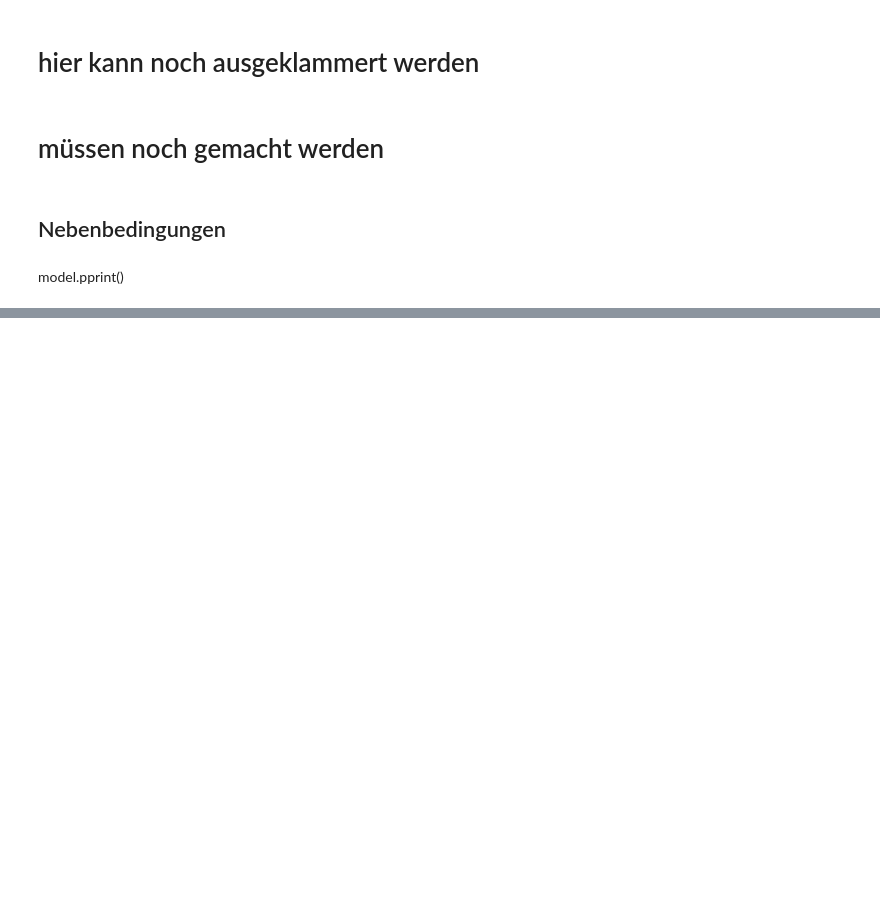
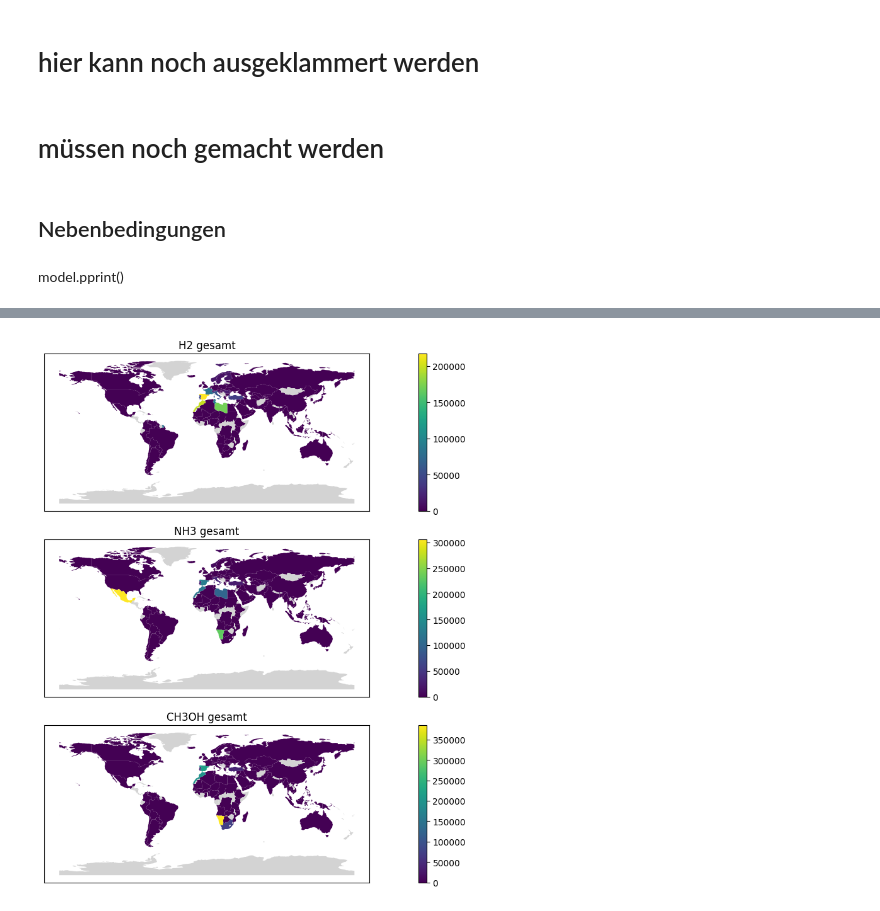
Before and after one commit to FaKurz/hydro_opt, a Jupyter notebook: expanded_model.ipynb, the cells around one changed output, grey strips where cells are left out. Cells and saved outputs as stored; diff of their text form; code cells hidden in the pictures; blank space fills up the shorter version.

```diff
--- a/expanded_model.ipynb
+++ b/expanded_model.ipynb
@@ -176,0 +283,25 @@ Model unknown
+# %%
+fig, ax = plt.subplots(3, 1, figsize=(16, 9))
+
+world_opt.plot(column='H2 gesamt', cmap='viridis', legend=True, ax=ax[0], missing_kwds={'color': 'lightgrey'})
+ax[0].set_title("H2 gesamt")
+#ax[0].set_xticks([])
+#ax[0].set_yticks([])
+
+world_opt.plot(column='NH3 gesamt', cmap='viridis', legend=True, ax=ax[1], missing_kwds={'color': 'lightgrey'})
+ax[1].set_title("NH3 gesamt")
+
+world_opt.plot(column='CH3OH gesamt', cmap='viridis', legend=True, ax=ax[2], missing_kwds={'color': 'lightgrey'})
+ax[2].set_title("CH3OH gesamt")
+
+
+# Turn off tick labels
+for x in ax:
+    x.set_xticks([])
+    x.set_yticks([])
+
+
+plt.tight_layout()
+plt.show()
+# %% [output]
+[figure, added]
```
Also changed, not shown: parts of 17 cells of this notebook, 2 other files.
